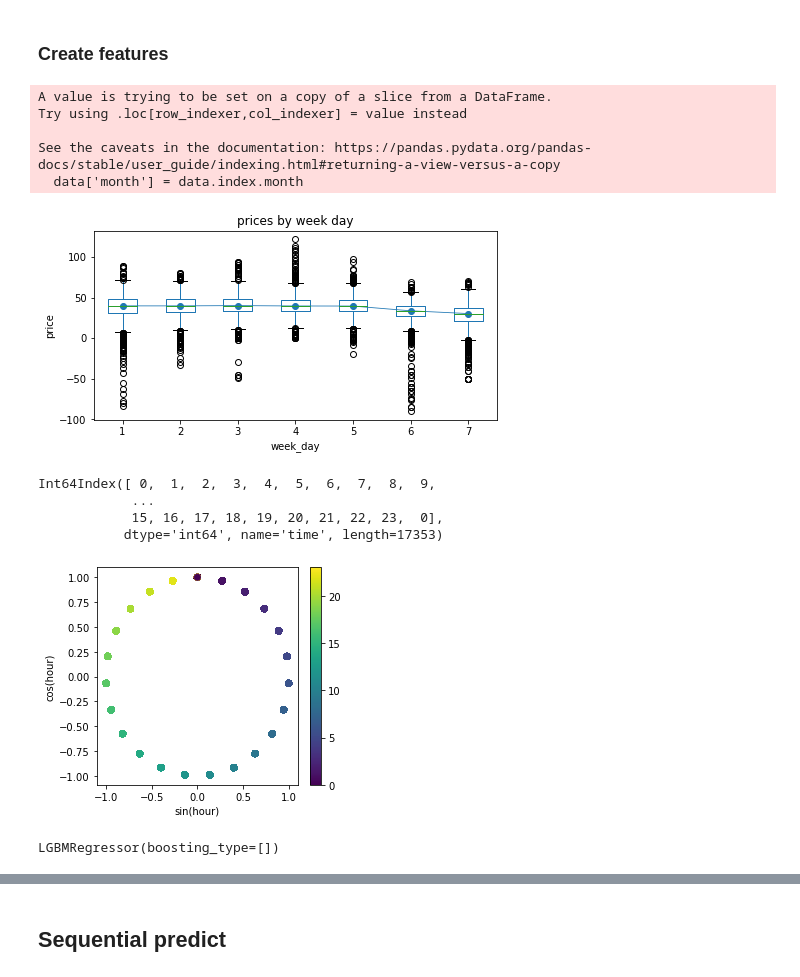
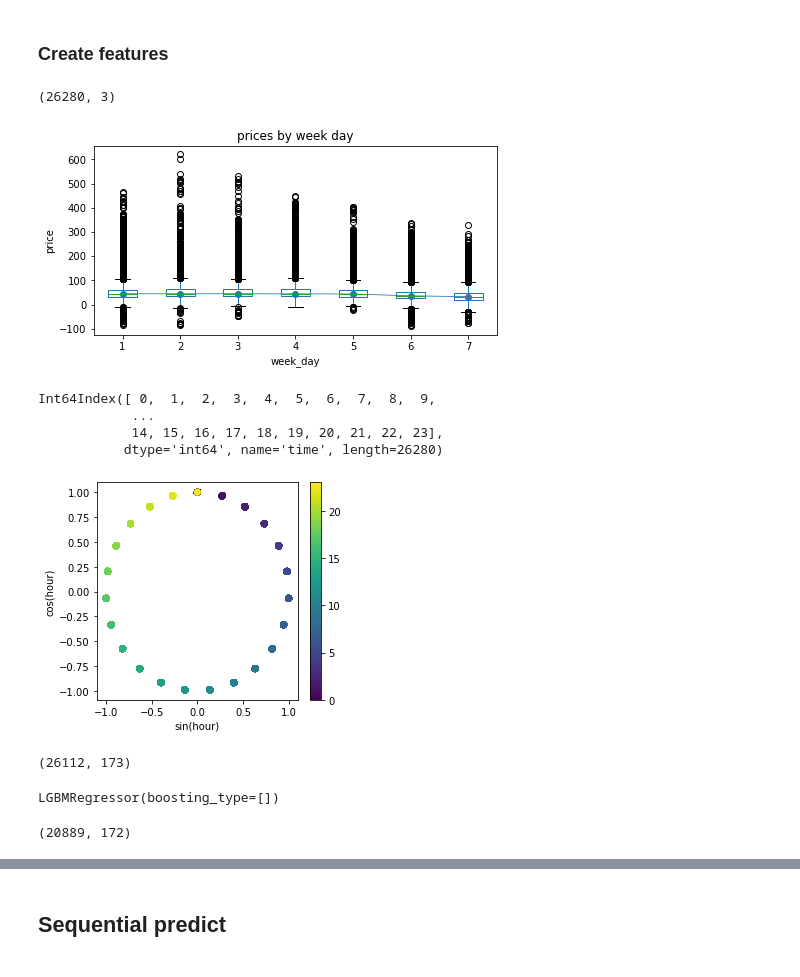
Before and after one commit to brustt/trading_electricity_rhizome, a Jupyter notebook: notebooks/Forecast_comparaison.ipynb, the cells around one changed output, grey strips where cells are left out. Saved outputs shown, nothing was run; the diff lists cells and outputs as text; code cells hidden in the pictures.

```diff
--- a/notebooks/Forecast_comparaison.ipynb
+++ b/notebooks/Forecast_comparaison.ipynb
@@ -112,26 +111,25 @@ current = ModelForecastFactory().get_model(**{
 model_list = []
 # %% [markdown]
 ### Create features
+# %%
+data = prices.copy()
 # %%
 data['week_day'] = data.index.day_of_week+1
 # %%
 data['month'] = data.index.month
-# %% [output]
-A value is trying to be set on a copy of a slice from a DataFrame.
-Try using .loc[row_indexer,col_indexer] = value instead
-
-See the caveats in the documentation: https://pandas.pydata.org/pandas-docs/stable/user_guide/indexing.html#returning-a-view-versus-a-copy
-  data['month'] = data.index.month
+# %%
+data.shape
+# %% [output]
+(26280, 3)
 # %%
-data = prices[:10000].copy()
 fig, ax = plt.subplots(figsize=(7, 3.5))
 data.boxplot(column='value', by='week_day', ax=ax)
 data.groupby('week_day')['value'].median().plot(style='o-', linewidth=0.8, ax=ax)
 ax.set_ylabel('price')
 ax.set_title('prices by week day')
 fig.suptitle('');
 # %% [output]
-[figure, old version]
+[figure, new version]
 # %%
 lags_features = 24*7
 for i in range(1, lags_features+1):
@@ -143,8 +141,8 @@ data.index.hour
 # %% [output]
 Int64Index([ 0,  1,  2,  3,  4,  5,  6,  7,  8,  9,
             ...
-            15, 16, 17, 18, 19, 20, 21, 22, 23,  0],
-           dtype='int64', name='time', length=17353)
+            14, 15, 16, 17, 18, 19, 20, 21, 22, 23],
+           dtype='int64', name='time', length=26280)
 # %%
 data["hour"] = data.index.hour
 data['hour_sin'] = np.sin(data['hour'] / 23 * 2 * np.pi)
@@ -162,10 +160,14 @@ _ = fig.colorbar(sp)
 
 data = data.drop(columns='hour')
 # %% [output]
-[figure, old version]
+[figure, new version]
 # %%
 data = data.drop("week_day", axis=1)
 # %%
 data = data.dropna()
+# %%
+data.shape
+# %% [output]
+(26112, 173)
 # %%
 n_frames=48
@@ -178,3 +180,7 @@ y_test = data[idx:(idx+n_frames)]["value"]
 lgbm.fit(x_train, y_train)
 # %% [output]
 LGBMRegressor(boosting_type=[])
+# %%
+x_train.shape
+# %% [output]
+(20889, 172)
```
Also changed, not shown: parts of 68 cells of this notebook, 25 other files.
